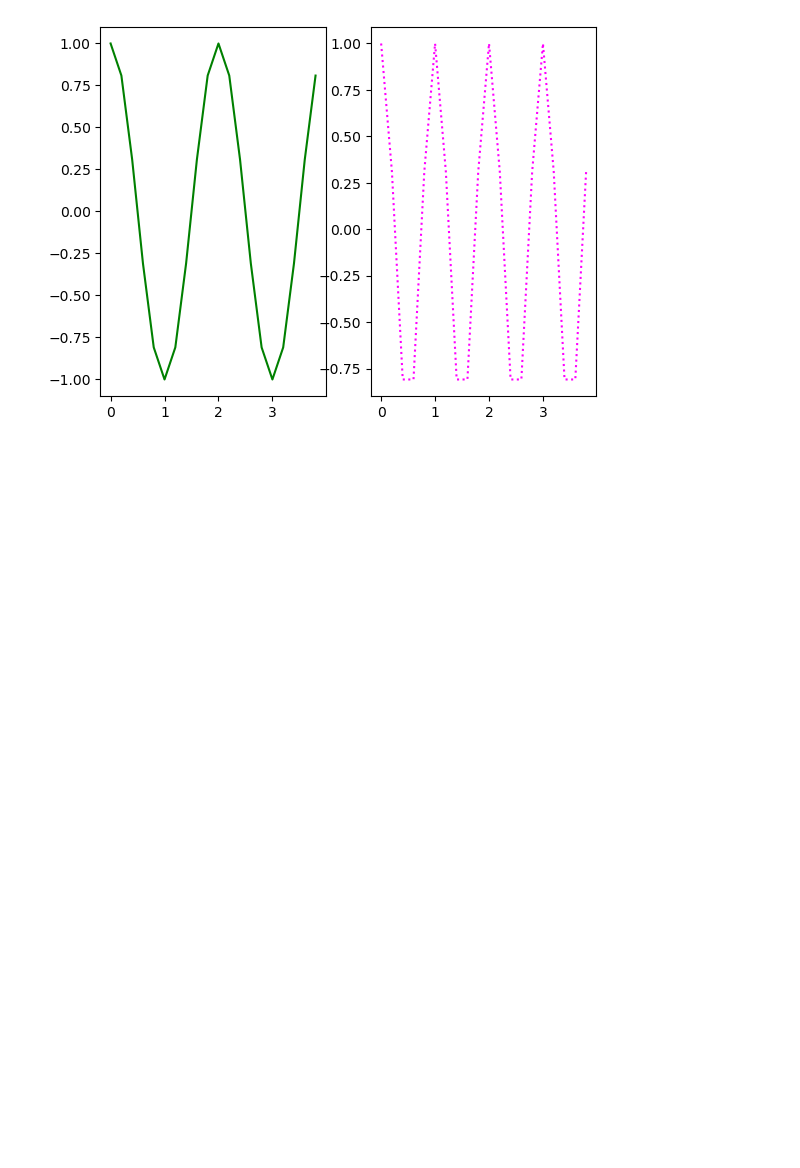
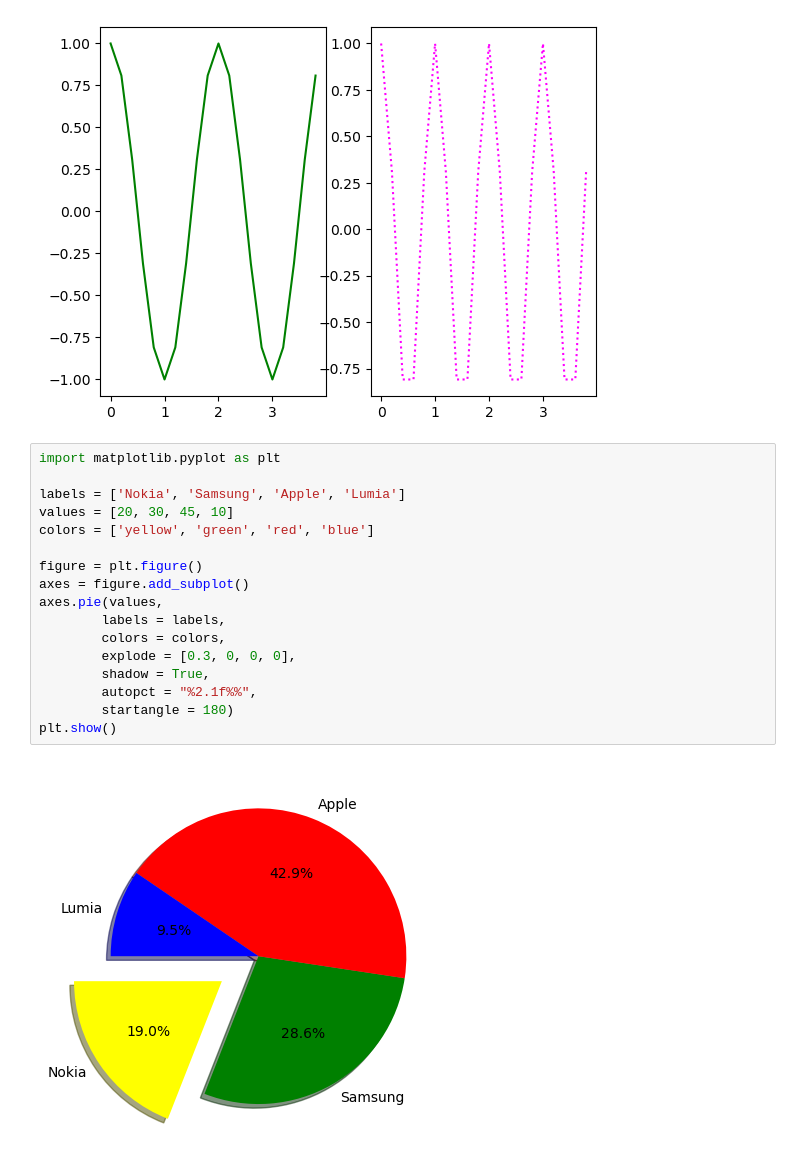
Before and after one commit to Valeriaya512/Python_course, a Jupyter notebook: 06_27/lesson1.ipynb, the cells around one changed output. Drawn from its saved outputs; the diff is of its cells as text; blank space fills up the shorter version.

```diff
--- a/06_27/lesson1.ipynb
+++ b/06_27/lesson1.ipynb
@@ -108,3 +108,22 @@ ax2.plot(x, y2, linestyle = ":", color = "magenta")
 plt.show()
 # %% [output]
 [figure]
+# %%
+import matplotlib.pyplot as plt
+
+labels = ['Nokia', 'Samsung', 'Apple', 'Lumia']
+values = [20, 30, 45, 10]
+colors = ['yellow', 'green', 'red', 'blue']
+
+figure = plt.figure()
+axes = figure.add_subplot()
+axes.pie(values,
+        labels = labels,
+        colors = colors,
+        explode = [0.3, 0, 0, 0],
+        shadow = True,
+        autopct = "%2.1f%%",
+        startangle = 180)
+plt.show()
+# %% [output]
+[figure, added]
```
